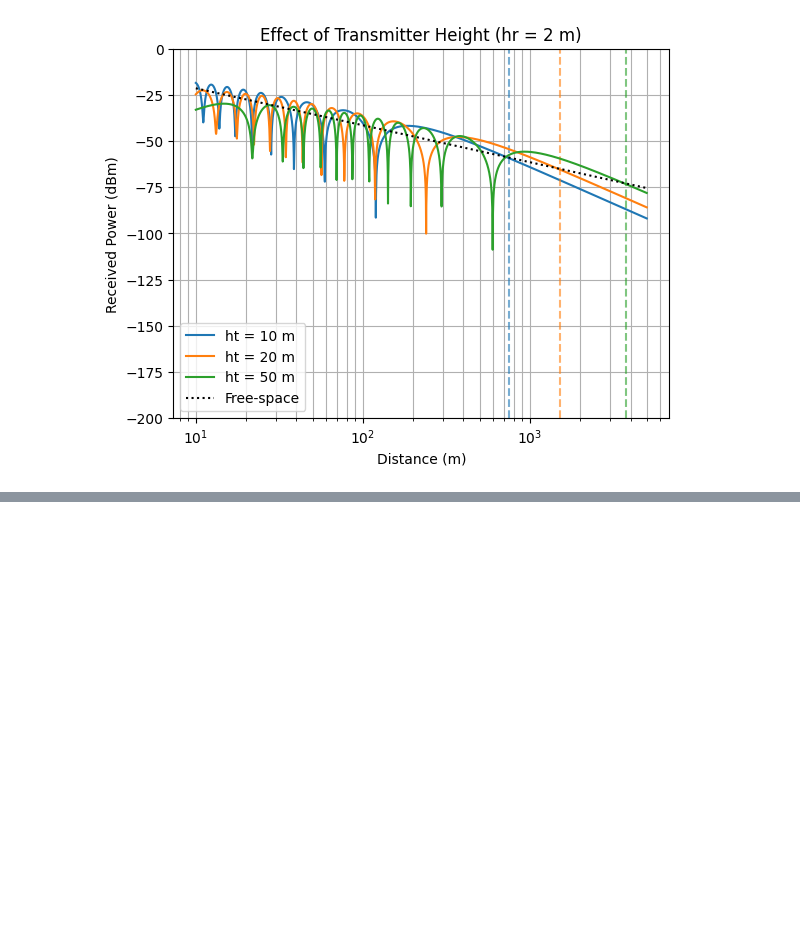
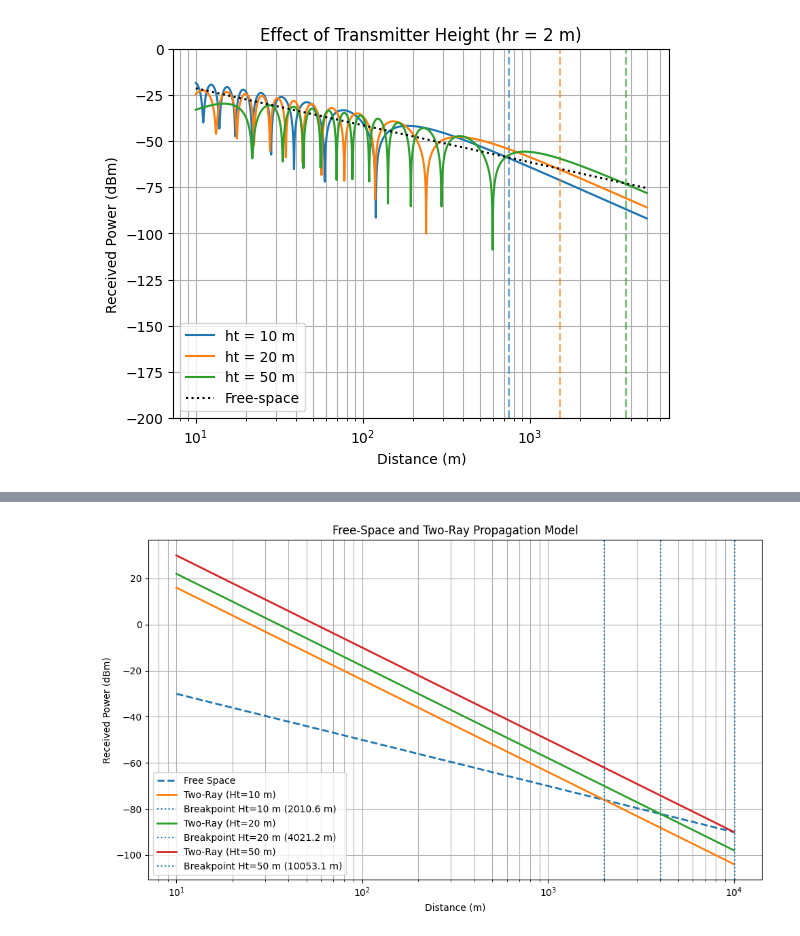
Before and after one commit to istiaqueahmedarnob/Lab-04-wireless, a Jupyter notebook: Untitled2.ipynb, the cells around one changed output, grey strips where cells are left out. Saved outputs shown, nothing was run; the diff lists cells and outputs as text; code cells hidden in the pictures; blank space fills up the shorter version.

```diff
--- a/Untitled2.ipynb
+++ b/Untitled2.ipynb
@@ -106,3 +106,94 @@ Challenge task: breakpoint distance for different transmitter heights (hr = 2 m)
 [figure]
 [figure]
 [figure]
+# %%
+
+import numpy as np
+import matplotlib.pyplot as plt
+
+# Parameters
+c = 3e8
+f = 2.4e9
+Pt = 1.0
+Gt = 1.0
+Gr = 1.0
+ht = [10, 20, 50]       # Transmitter heights (m)
+hr = 2                  # Receiver height (m)
+
+# Distance range
+d = np.linspace(10, 10000, 1000)
+
+# Wavelength
+lam = c / f
+
+# Free-space received power
+Pr_fs = Pt * Gt * Gr * (lam / (4 * np.pi * d))**2
+Pr_fs_dBm = 10 * np.log10(Pr_fs) + 30
+
+# Plot received power
+plt.figure(figsize=(10, 6))
+
+plt.semilogx(d, Pr_fs_dBm, '--', label="Free Space", linewidth=2)
+
+# Calculate and plot two-ray model for different heights
+breakpoints = {}
+
+for h in ht:
+
+    # Breakpoint distance
+    d_bp = (4 * np.pi * h * hr) / lam
+    breakpoints[h] = d_bp
+
+    # Two-ray ground reflection received power
+    Pr_two_ray = Pt * Gt * Gr * (h * hr)**2 / (d**4)
+    Pr_two_ray_dBm = 10 * np.log10(Pr_two_ray) + 30
+
+    plt.semilogx(
+        d,
+        Pr_two_ray_dBm,
+        label=f"Two-Ray (Ht={h} m)",
+        linewidth=2
+    )
+
+    plt.axvline(
+        d_bp,
+        linestyle=':',
+        label=f"Breakpoint Ht={h} m ({d_bp:.1f} m)"
+    )
+
+    print(f"Transmitter Height: {h} m")
+    print(f"Breakpoint Distance: {d_bp:.2f} m\n")
+
+plt.xlabel("Distance (m)")
+plt.ylabel("Received Power (dBm)")
+plt.title("Free-Space and Two-Ray Propagation Model")
+plt.legend()
+plt.grid(True, which="both")
+plt.tight_layout()
+plt.show()
+
+# Breakpoint comparison
+plt.figure(figsize=(8, 5))
+
+heights = list(breakpoints.keys())
+distances = list(breakpoints.values())
+
+plt.bar(
+    [str(h) + " m" for h in heights],
+    distances
+)
+
+plt.xlabel("Transmitter Height (m)")
+plt.ylabel("Breakpoint Distance (m)")
+plt.title("Breakpoint Distance vs Transmitter Height")
+plt.grid(axis="y")
+plt.tight_layout()
+plt.show()
+
+# Display comparison
+print("BREAKPOINT DISTANCE COMPARISON")
+print("--------------------------------")
+
+for h, bp in breakpoints.items():
+    print(f"Height = {h} m : Breakpoint = {bp:.2f} m")
+# %% [output]
@@ -108,0 +208 @@ Challenge task: breakpoint distance for different transmitter heights (hr = 2 m)
+[figure, added]
```
Also changed, not shown: parts of 1 cell of this notebook.
